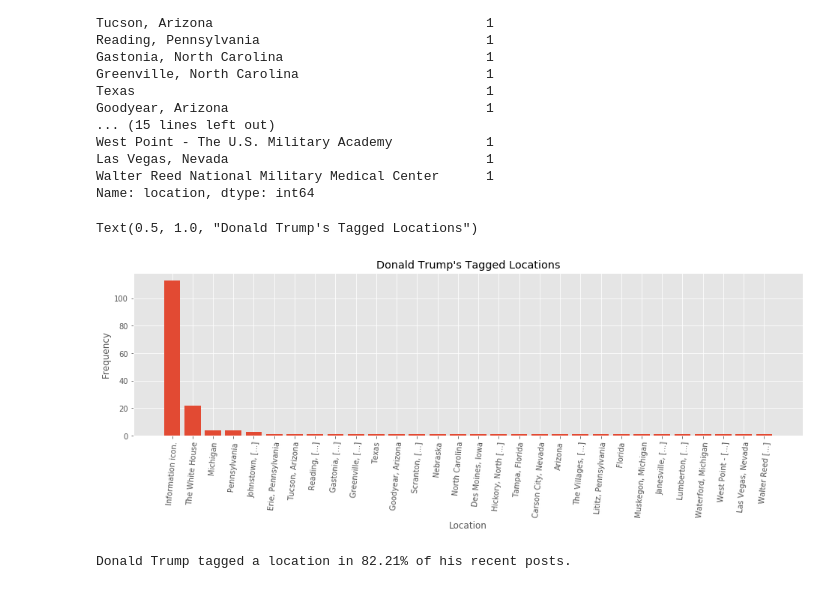
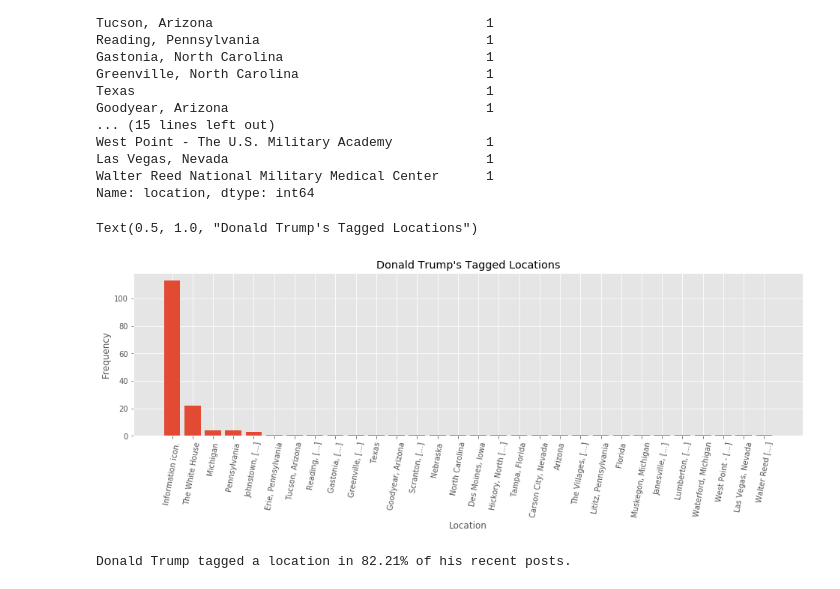
Before and after one commit to chris-greening/instascrape, a Jupyter notebook: tutorial/examples/Donald Trump/Donald Trump.ipynb, the cells around one changed output. Cells and saved outputs as stored; diff of their text form; code cells hidden in the pictures.

Commit message:
modify: uniformly sized all plots and removed redundant code

```diff
--- a/tutorial/examples/Donald Trump/Donald Trump.ipynb
+++ b/tutorial/examples/Donald Trump/Donald Trump.ipynb
@@ -140,21 +140,21 @@ Name: location, dtype: int64
 # %%
 from textwrap import shorten
 
 fig, ax = plt.subplots(figsize=(16,6))
 fig.set_size_inches((16,4))
 
 locations = locations_count.index.to_list()
 formatted_locations = [shorten(loc, width=20) for loc in locations]
 frequency = locations_count.to_list()
 ax.bar(formatted_locations, frequency)
 
 ax.set_xlabel("Location")
-plt.xticks(rotation=85)
+plt.xticks(rotation=80)
 ax.set_ylabel("Frequency")
 ax.set_title("Donald Trump's Tagged Locations")
 # %% [output]
 Text(0.5, 1.0, "Donald Trump's Tagged Locations")
-[figure, old version]
+[figure, new version]
 # %%
 percent_location = len(locations_df)/len(df)
 print(f"Donald Trump tagged a location in {percent_location:.2%} of his recent posts.")
```
